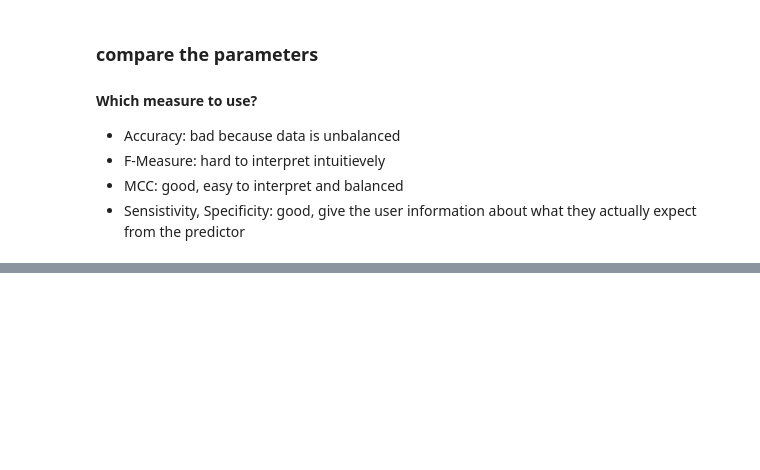
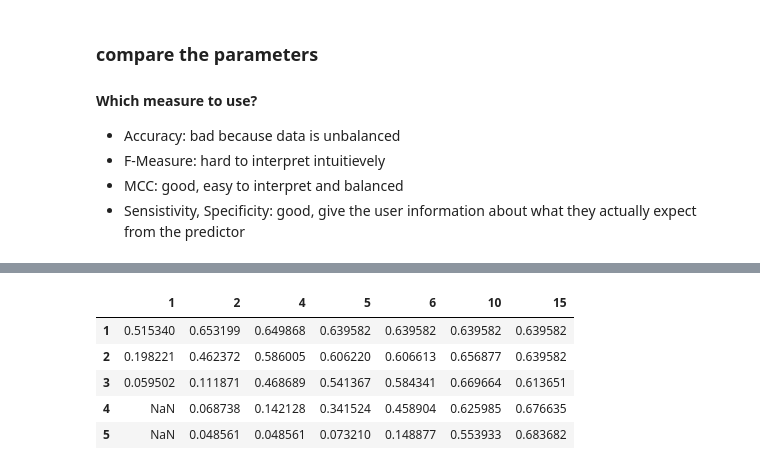
Before and after one commit to grst/pp1, a Jupyter notebook: train_and_evaluate.ipynb, the cells around one changed output, grey strips where cells are left out. Saved outputs shown, nothing was run; the diff lists cells and outputs as text; code cells hidden in the pictures; blank space fills up the shorter version.

```diff
--- a/train_and_evaluate.ipynb
+++ b/train_and_evaluate.ipynb
@@ -131,0 +173,9 @@ for ax in (ax1, ax2, ax3):
+# %%
+make_df(mcc)
+# %% [output]
+|  | 1 | 2 | 4 | 5 | 6 | 10 | 15 |
+| 1 | 0.515340 | 0.653199 | 0.649868 | 0.639582 | 0.639582 | 0.639582 | 0.639582 |
+| 2 | 0.198221 | 0.462372 | 0.586005 | 0.606220 | 0.606613 | 0.656877 | 0.639582 |
+| 3 | 0.059502 | 0.111871 | 0.468689 | 0.541367 | 0.584341 | 0.669664 | 0.613651 |
+| 4 | NaN | 0.068738 | 0.142128 | 0.341524 | 0.458904 | 0.625985 | 0.676635 |
+| 5 | NaN | 0.048561 | 0.048561 | 0.073210 | 0.148877 | 0.553933 | 0.683682 |
```
Also changed, not shown: parts of 15 cells of this notebook, 2 other files.
